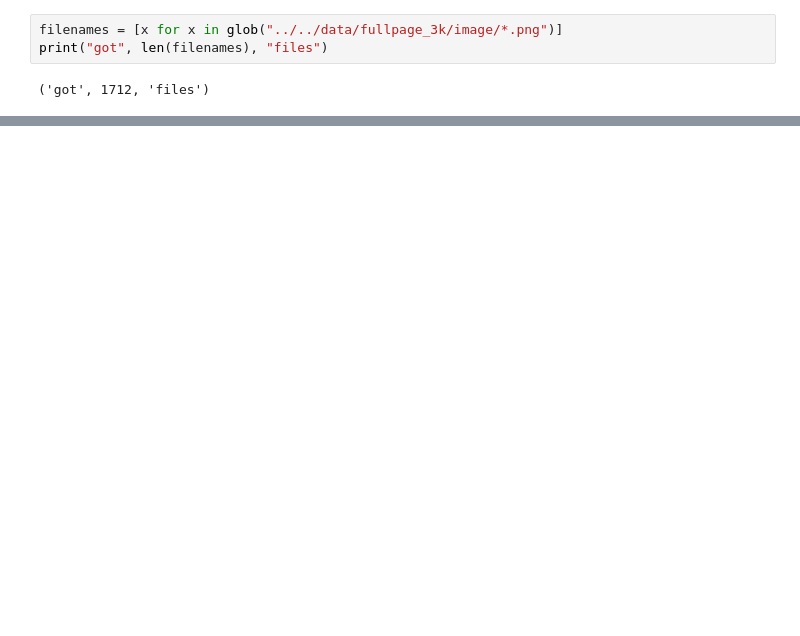
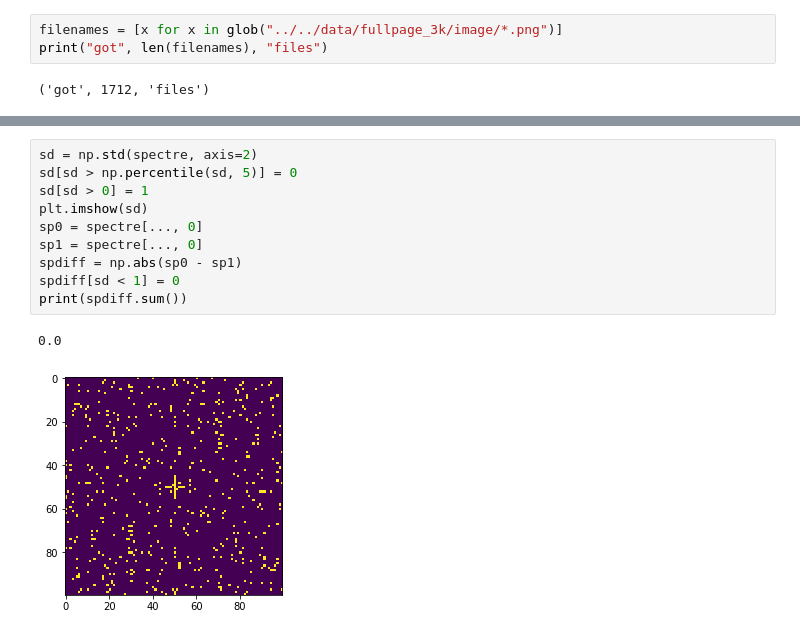
Before and after one commit to cscenter/project_screenshots, a Jupyter notebook: research/average_screenshot/mean_histogram.ipynb, the cells around one changed output, grey strips where cells are left out. Drawn from its saved outputs; the diff is of its cells as text; blank space fills up the shorter version.

```diff
--- a/research/average_screenshot/mean_histogram.ipynb
+++ b/research/average_screenshot/mean_histogram.ipynb
@@ -21,0 +50,13 @@ print(histograms.shape)
+# %%
+sd = np.std(spectre, axis=2)
+sd[sd > np.percentile(sd, 5)] = 0
+sd[sd > 0] = 1
+plt.imshow(sd)
+sp0 = spectre[..., 0]
+sp1 = spectre[..., 0]
+spdiff = np.abs(sp0 - sp1)
+spdiff[sd < 1] = 0
+print(spdiff.sum())
+# %% [output]
+0.0
+[figure, added]
```
Also changed, not shown: parts of 9 cells of this notebook.
